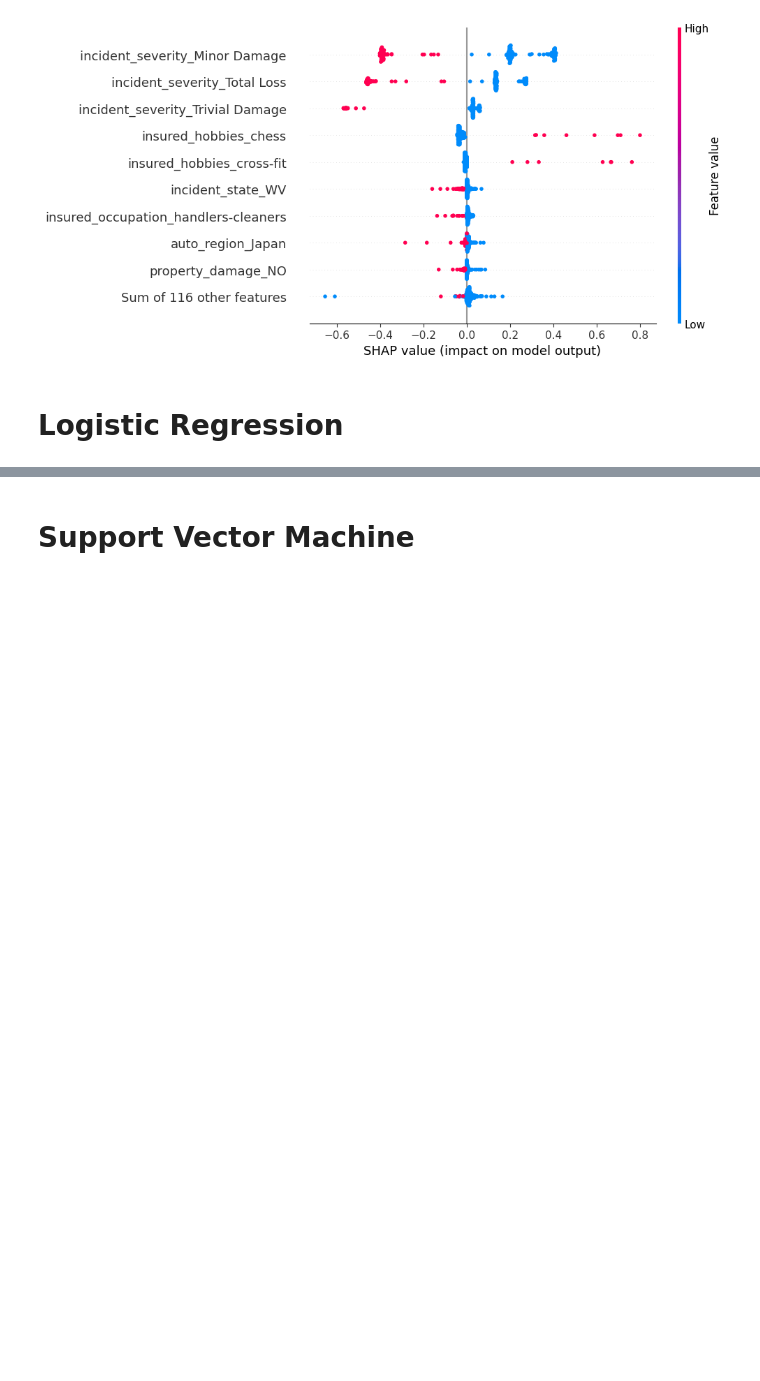
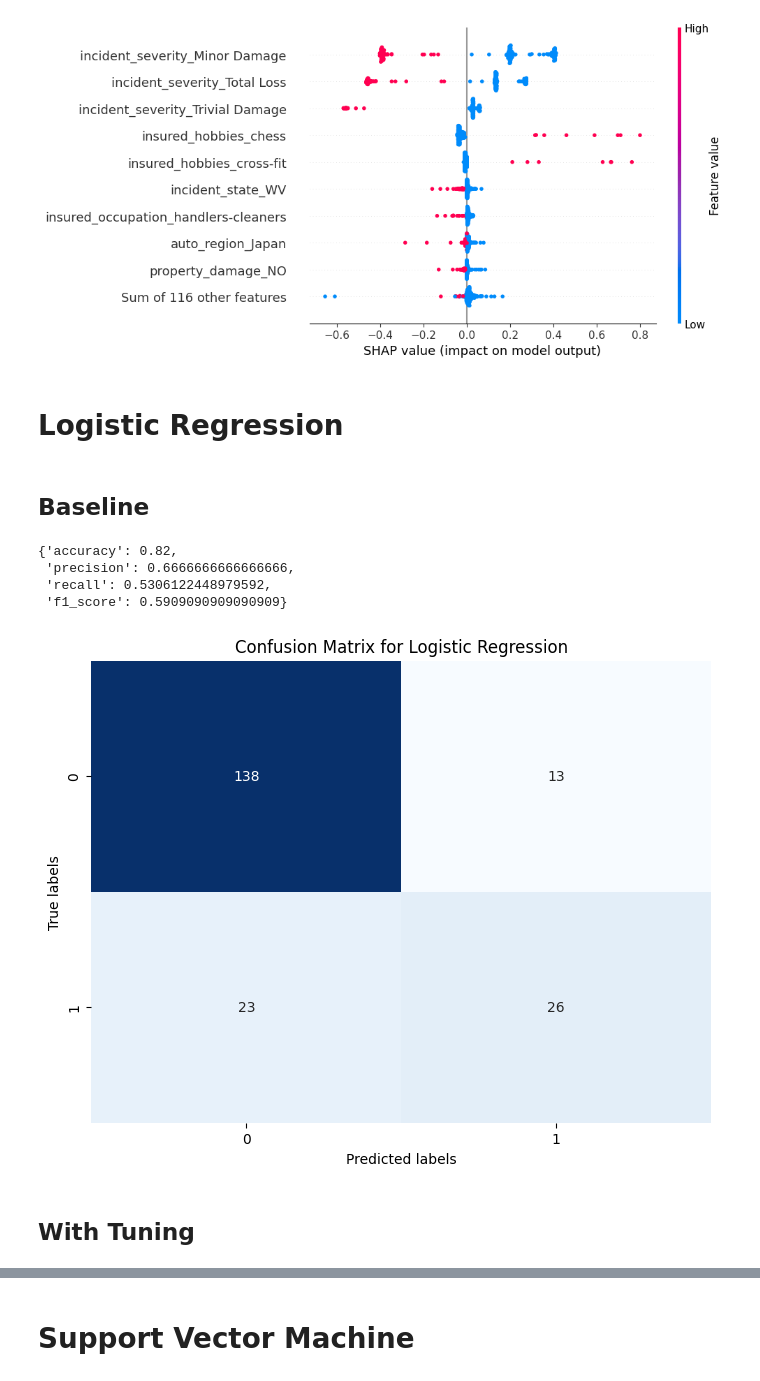
Before and after one commit to kevinchs0808/DSA4263-Project, a Jupyter notebook: main.ipynb, the cells around one changed output, grey strips where cells are left out. Saved outputs shown, nothing was run; the diff lists cells and outputs as text; code cells hidden in the pictures; blank space fills up the shorter version.

Commit message:
Added Logistic Regression + SVM

```diff
--- a/main.ipynb
+++ b/main.ipynb
@@ -788,3 +788,42 @@ X_train_lr, X_test_lr, y_train_lr, y_test_lr = preprocessing.preprocess_pipeline
     encoding = True,
     normalization = True, # LR needs normalisation
     )
+# %%
+from sklearn.linear_model import LogisticRegression
+
+lr_static_params = {
+    "max_iter": 5000
+}
+lr_model = models.IndividualModel(
+    model_func= LogisticRegression,
+    param_info=parameters.LOGISTIC_REGRESSION_INFORMATION,
+    X_train=X_train_lr,
+    X_test=X_test_lr,
+    y_train=y_train_lr,
+    y_test=y_test_lr,
+    static_params = lr_static_params
+)
+# %% [markdown]
+## Baseline
+# %%
+from sklearn.metrics import accuracy_score, precision_score, recall_score, f1_score
+
+# Train the model
+lr_model.train()
+
+# Predict labels for the test set
+lr_model.predict()
+
+# Evaluate
+lr_model.evaluate()
+# %% [output]
+{'accuracy': 0.82,
+ 'precision': 0.6666666666666666,
+ 'recall': 0.5306122448979592,
+ 'f1_score': 0.5909090909090909}
+# %%
+cm_lr_base = lr_model.plot_confusion_matrix()
+# %% [output]
+[figure, added]
+# %% [markdown]
+## With Tuning
```
Also changed, not shown: parts of 33 cells of this notebook, 1 other file.
